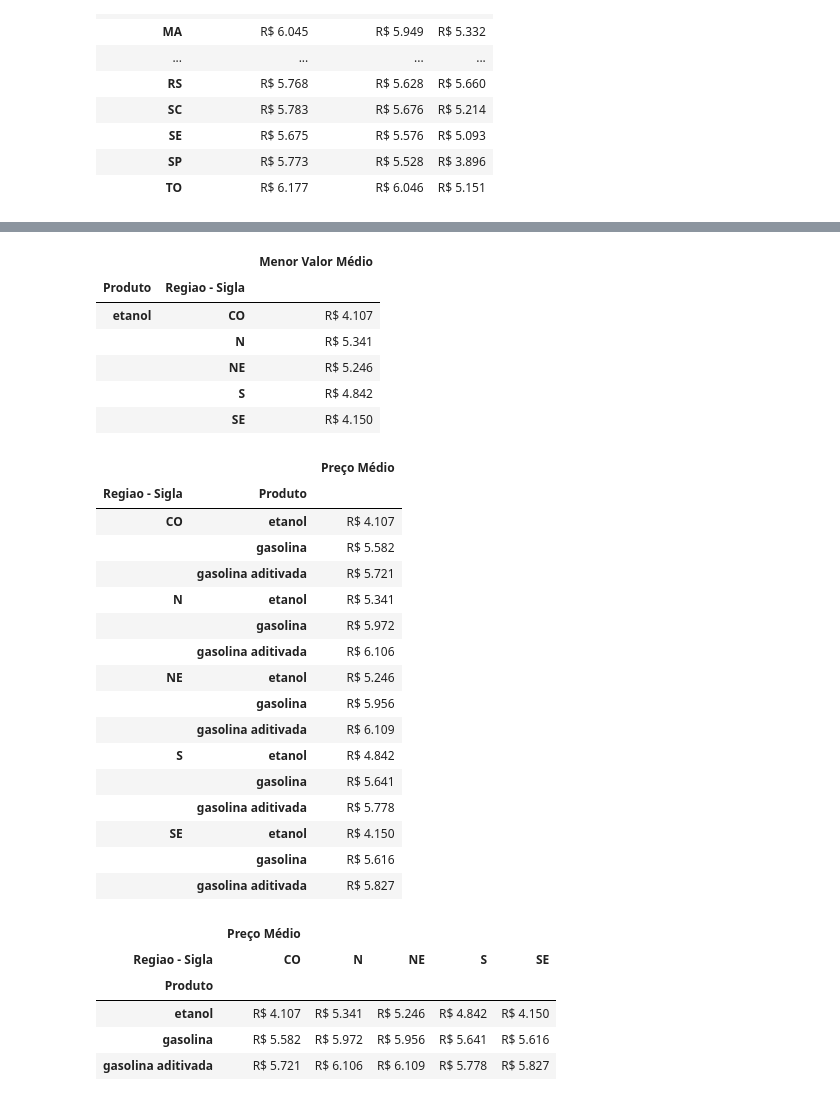
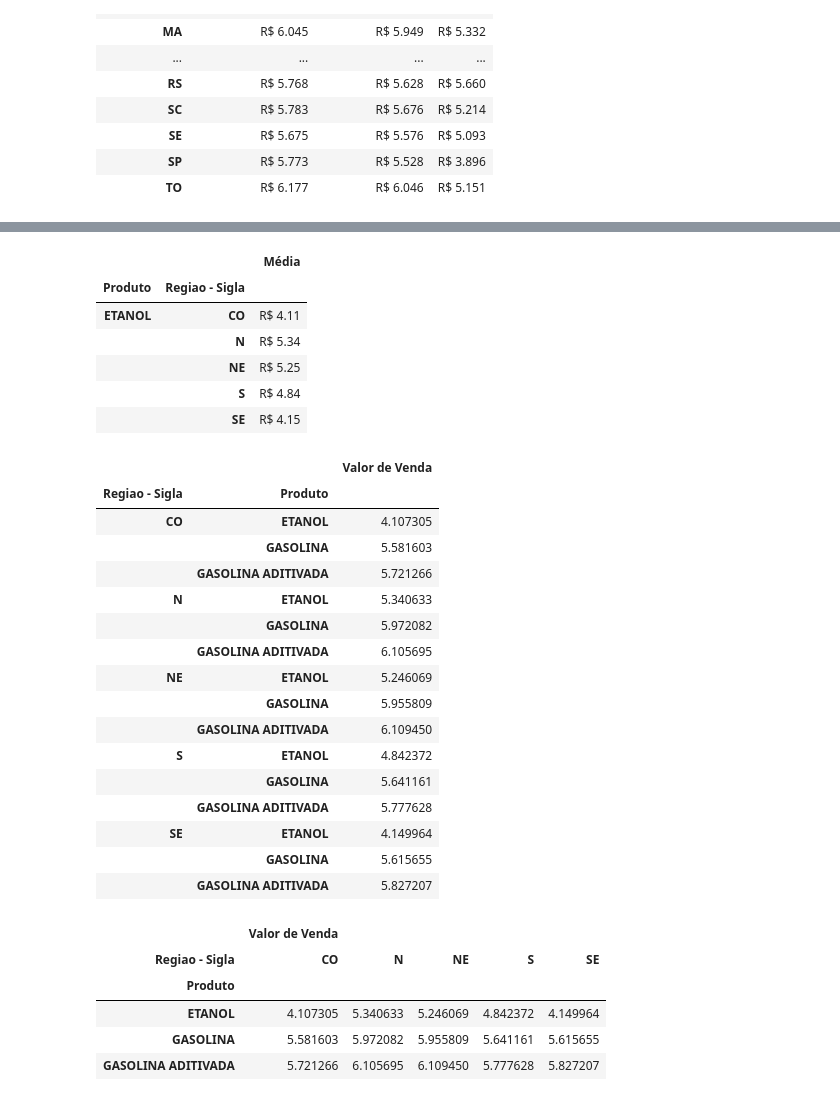
Before and after one commit to pedrorcm/Analise-Combustiveis-M4, a Jupyter notebook: main.ipynb, the cells around one changed output, grey strips where cells are left out. Saved outputs shown, nothing was run; the diff lists cells and outputs as text; code cells hidden in the pictures.

Commit message:
Revert "Melhorando saída de dados e aprimorando funções"
This reverts commit d113caef7dc567d028138362e76ff3de284e588f.

```diff
--- a/main.ipynb
+++ b/main.ipynb
@@ -91,12 +58,3 @@ conjunto_dados = cria_semanas(conjunto_dados)
-# %%
-# Passando strings para minusculas no DF
-conjunto_dados['Municipio'] = conjunto_dados['Municipio'].apply(to_lower)
-conjunto_dados['Revenda'] = conjunto_dados['Revenda'].apply(to_lower)
-conjunto_dados['Nome da Rua'] = conjunto_dados['Nome da Rua'].apply(to_lower)
-conjunto_dados['Complemento'] = conjunto_dados['Complemento'].apply(to_lower)
-conjunto_dados['Bairro'] = conjunto_dados['Bairro'].apply(to_lower)
-conjunto_dados['Produto'] = conjunto_dados['Produto'].apply(to_lower)
-conjunto_dados['Bandeira'] = conjunto_dados['Bandeira'].apply(to_lower)
 # %%
 conjunto_dados.head()
 # %% [output]
@@ -435,22 +439,15 @@ produtos_gas_ad.style.highlight_max(color='lightgreen')
 # %%
-# 8. Qual a região que possui o menor valor médio do etanol?
-
-# Criando uma cópia do DF original onde temos apenas os registros do Etanol
-df_et = conjunto_dados.query('Produto == "etanol"').copy()
-
 # Ordenando o novo dataframe com o valor de venda do etanol por região
 produto_et = df_et.groupby(['Produto', 'Regiao - Sigla'])[['Valor de Venda']].mean()
-produto_et.columns = ['Menor Valor Médio']
-produto_et['Menor Valor Médio'] = produto_et['Menor Valor Médio'].apply(formatar)
-
-produto_et.style.highlight_min(color='#cd4f39')
+produto_et.columns = ['Média']
+produto_et.style.format({'Média': 'R$ {:.2f}'})
 # %% [output]
-|  |  | Menor Valor Médio |
+|  |  | Média |
 | Produto | Regiao - Sigla |  |
-| etanol | CO | R$ 4.107 |
-|  | N | R$ 5.341 |
-|  | NE | R$ 5.246 |
-|  | S | R$ 4.842 |
-|  | SE | R$ 4.150 |
+| ETANOL | CO | R$ 4.11 |
+|  | N | R$ 5.34 |
+|  | NE | R$ 5.25 |
+|  | S | R$ 4.84 |
+|  | SE | R$ 4.15 |
 # %%
 #9. Há alguma correlação entre o valor do combustível (gasolina e etanol) e a região onde ele é vendido?
@@ -458,39 +455,37 @@ produto_et.style.highlight_min(color='#cd4f39')
 # %%
 media_combustivel_regiao = conjunto_dados.groupby(['Regiao - Sigla','Produto'])[['Valor de Venda']].mean()
-media_combustivel_regiao.columns = ['Preço Médio']
-media_combustivel_regiao['Preço Médio'] = media_combustivel_regiao['Preço Médio'].apply(formatar)
 
 media_combustivel_regiao
 # %% [output]
-|  |  | Preço Médio |
+|  |  | Valor de Venda |
 | Regiao - Sigla | Produto |  |
-| CO | etanol | R$ 4.107 |
-|  | gasolina | R$ 5.582 |
-|  | gasolina aditivada | R$ 5.721 |
-| N | etanol | R$ 5.341 |
-|  | gasolina | R$ 5.972 |
-|  | gasolina aditivada | R$ 6.106 |
-| NE | etanol | R$ 5.246 |
-|  | gasolina | R$ 5.956 |
-|  | gasolina aditivada | R$ 6.109 |
-| S | etanol | R$ 4.842 |
-|  | gasolina | R$ 5.641 |
-|  | gasolina aditivada | R$ 5.778 |
-| SE | etanol | R$ 4.150 |
-|  | gasolina | R$ 5.616 |
-|  | gasolina aditivada | R$ 5.827 |
+| CO | ETANOL | 4.107305 |
+|  | GASOLINA | 5.581603 |
+|  | GASOLINA ADITIVADA | 5.721266 |
+| N | ETANOL | 5.340633 |
+|  | GASOLINA | 5.972082 |
+|  | GASOLINA ADITIVADA | 6.105695 |
+| NE | ETANOL | 5.246069 |
+|  | GASOLINA | 5.955809 |
+|  | GASOLINA ADITIVADA | 6.109450 |
+| S | ETANOL | 4.842372 |
+|  | GASOLINA | 5.641161 |
+|  | GASOLINA ADITIVADA | 5.777628 |
+| SE | ETANOL | 4.149964 |
+|  | GASOLINA | 5.615655 |
+|  | GASOLINA ADITIVADA | 5.827207 |
 # %%
 media_regiao2 = media_combustivel_regiao.unstack('Regiao - Sigla', 'Produto')
 media_regiao2
 
 # Plotar gráfico multi-barras e explciar a correlação a partir dai
 # %% [output]
-|  | Preço Médio |  |  |  |  |
+|  | Valor de Venda |  |  |  |  |
 | Regiao - Sigla | CO | N | NE | S | SE |
 | Produto |  |  |  |  |  |
-| etanol | R$ 4.107 | R$ 5.341 | R$ 5.246 | R$ 4.842 | R$ 4.150 |
-| gasolina | R$ 5.582 | R$ 5.972 | R$ 5.956 | R$ 5.641 | R$ 5.616 |
-| gasolina aditivada | R$ 5.721 | R$ 6.106 | R$ 6.109 | R$ 5.778 | R$ 5.827 |
+| ETANOL | 4.107305 | 5.340633 | 5.246069 | 4.842372 | 4.149964 |
+| GASOLINA | 5.581603 | 5.972082 | 5.955809 | 5.641161 | 5.615655 |
+| GASOLINA ADITIVADA | 5.721266 | 6.105695 | 6.109450 | 5.777628 | 5.827207 |
 # %%
 # 10. Há alguma correlação entre o valor do combustível (gasolina e etanol) e a bandeira que vende ele?
 # %%
```
Also changed, not shown: parts of 47 cells of this notebook.
